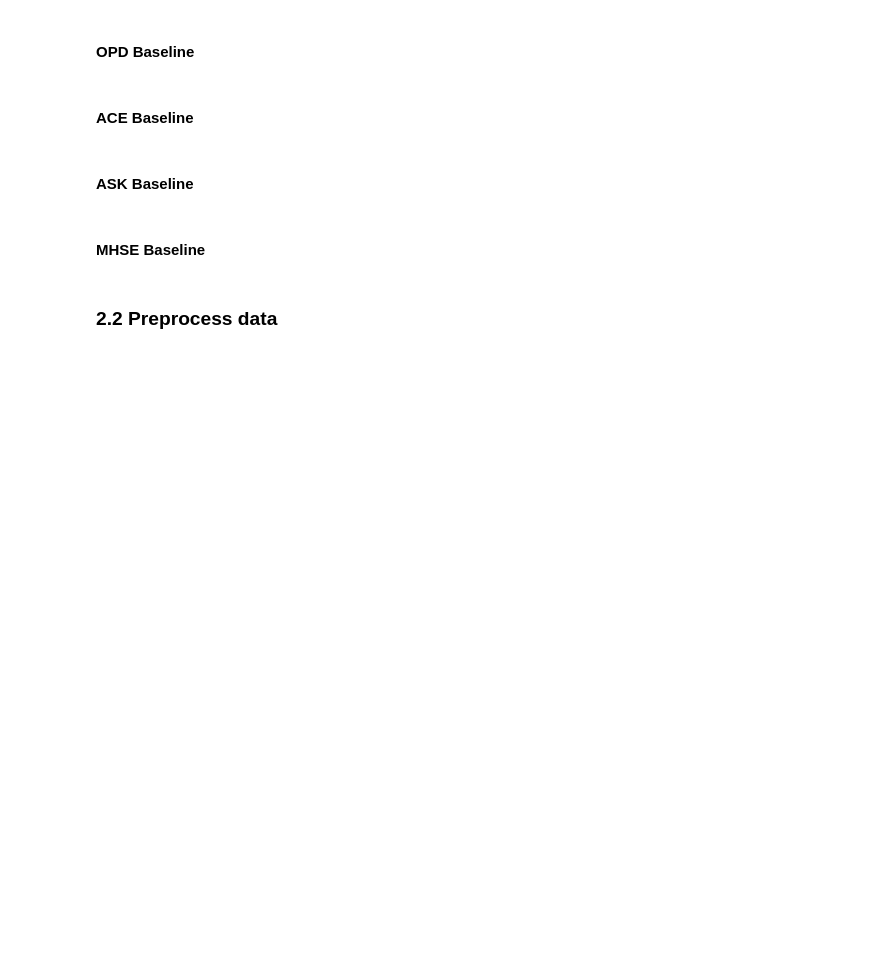
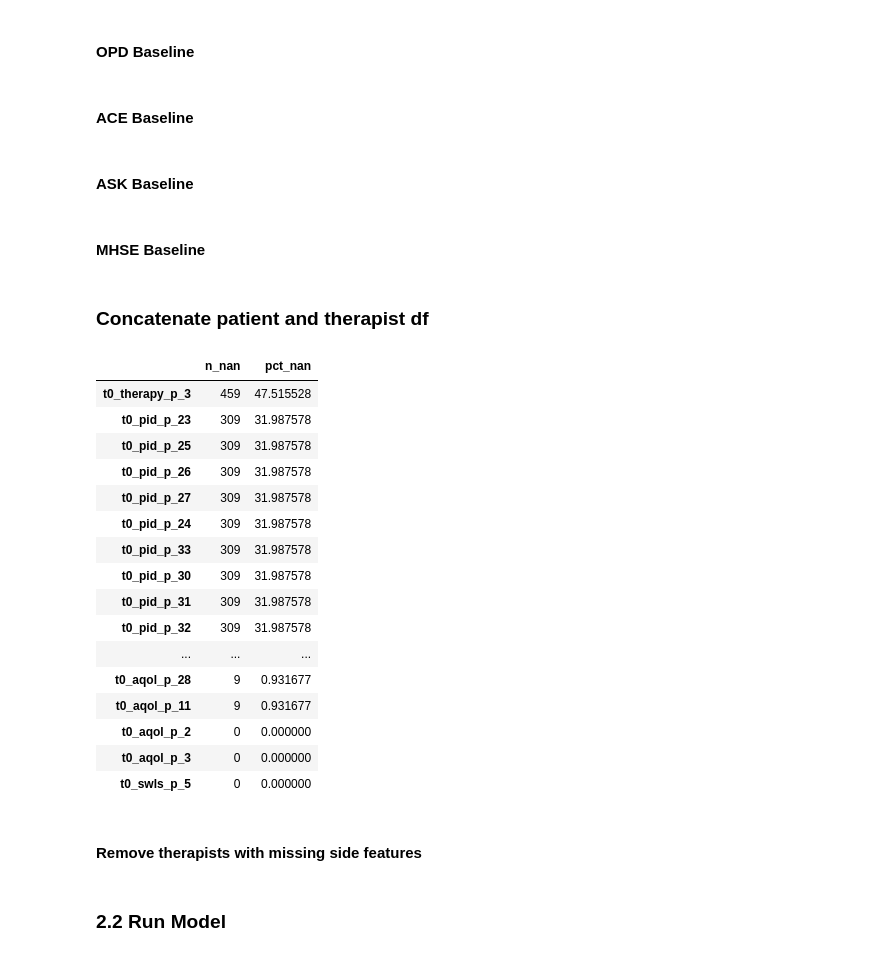
Before and after one commit to leona-ha/toni_matching, a Jupyter notebook: Data_Preprocessing.ipynb, the cells around one changed output. Drawn from its saved outputs; the diff is of its cells as text; code cells hidden in the pictures; blank space fills up the shorter version.

```diff
--- a/Data_Preprocessing.ipynb
+++ b/Data_Preprocessing.ipynb
@@ -165,7 +174,7 @@ df_pat_clean = df_pat_clean.assign(**{scale: df_pat_clean[items].mean(axis=1) fo
 # %% [markdown]
 #### EDE Baseline
 # %%
-df_pat_clean["t0_ede_sum"] = df_pat_clean[[f"t0_ede_p_{i}" for i in range(1, 9)]].sum(axis=1)
+df_pat_clean["t0_ede_p_sum"] = df_pat_clean[[f"t0_ede_p_{i}" for i in range(1, 9)]].sum(axis=1)
 # %% [markdown]
 #### Audit Baseline
 # %%
@@ -250,3 +273,65 @@ mhse_cols = [f"t0_mhse_p_{i}" for i in range(1, 7)]
 df_pat_clean[mhse_cols] = df_pat_clean[mhse_cols].apply(pd.to_numeric, errors="coerce")
 
 df_pat_clean["t0_mhse_p_sum"] = df_pat_clean[mhse_cols].sum(axis=1)
+# %% [markdown]
+### Concatenate patient and therapist df
+# %%
+df_all = pd.merge(df_pat_clean, df_th, on="therapist_id", how= "left", validate = "many_to_one")
+# %%
+patient_numeric=['t0_age_p', 't0_ses_p', 'surveys.t0.answers.1585.discrimination_1', 'surveys.t0.answers.1585.discrimination_2',
+ 'surveys.t0.answers.1585.discrimination_3', 'surveys.t0.answers.1585.discrimination_4', 'surveys.t0.answers.1585.discrimination_5',
+  't0_phq_p_1', 't0_phq_p_2', 't0_phq_p_3', 't0_phq_p_4', 't0_phq_p_5', 't0_phq_p_6', 't0_phq_p_7', 't0_phq_p_8',
+ 't0_gad_p_1', 't0_gad_p_2', 't0_gad_p_3', 't0_gad_p_4', 't0_gad_p_5', 't0_gad_p_6', 't0_gad_p_7','t0_swls_p_1',
+ 't0_swls_p_2', 't0_swls_p_3', 't0_swls_p_4', 't0_swls_p_5', 't0_aqol_p_1','t0_aqol_p_2', 't0_aqol_p_3',
+ 't0_aqol_p_4', 't0_aqol_p_5', 't0_aqol_p_6', 't0_aqol_p_7', 't0_aqol_p_8', 't0_aqol_p_9', 't0_aqol_p_10',
+ 't0_aqol_p_11', 't0_aqol_p_12', 't0_aqol_p_13', 't0_aqol_p_14', 't0_aqol_p_15', 't0_aqol_p_16', 't0_aqol_p_17',
+ 't0_aqol_p_18', 't0_aqol_p_19', 't0_aqol_p_20', 't0_aqol_p_21', 't0_aqol_p_22', 't0_aqol_p_23', 't0_aqol_p_24',
+ 't0_aqol_p_25', 't0_aqol_p_26', 't0_aqol_p_27', 't0_aqol_p_28', 't0_aqol_p_29', 't0_aqol_p_30', 't0_aqol_p_31',
+ 't0_aqol_p_32', 't0_aqol_p_33', 't0_aqol_p_34', 't0_aqol_p_35', 't0_audit_p_1', 't0_audit_p_2', 't0_audit_p_3',
+  't0_dudit_p_1', 't0_dudit_p_2', 't0_dudit_p_3', 't0_dudit_p_4', 't0_msfq_p_1', 't0_msfq_p_2', 't0_msfq_p_3',
+ 't0_msfq_p_4', 't0_msfq_p_5', 't0_pid_p_1', 't0_pid_p_2', 't0_pid_p_3', 't0_pid_p_4', 't0_pid_p_5', 't0_pid_p_6',
+ 't0_pid_p_7', 't0_pid_p_8', 't0_pid_p_9', 't0_pid_p_10', 't0_pid_p_11', 't0_pid_p_12', 't0_pid_p_13', 't0_pid_p_14',
+ 't0_pid_p_15', 't0_pid_p_16', 't0_pid_p_17', 't0_pid_p_18', 't0_pid_p_19', 't0_pid_p_20', 't0_pid_p_21',
+ 't0_pid_p_22', 't0_pid_p_23', 't0_pid_p_24', 't0_pid_p_25', 't0_pid_p_26', 't0_pid_p_27', 't0_pid_p_28',
+ 't0_pid_p_29', 't0_pid_p_30', 't0_pid_p_31', 't0_pid_p_32', 't0_pid_p_33', 't0_pid_p_34', 't0_pid_p_35',
+ 't0_pid_p_36', 't0_opd_p_1', 't0_opd_p_2', 't0_opd_p_3', 't0_opd_p_4', 't0_opd_p_5', 't0_opd_p_6', 't0_opd_p_7',
+ 't0_opd_p_8', 't0_opd_p_9', 't0_opd_p_10', 't0_opd_p_11', 't0_opd_p_12', 't0_ace_p_1', 't0_ace_p_2',
+ 't0_ace_p_3', 't0_ace_p_4', 't0_ace_p_5', 't0_ace_p_6', 't0_ace_p_7', 't0_ace_p_8', 't0_ace_p_9', 't0_ace_p_10',
+ 't0_ask_p_1', 't0_ask_p_2', 't0_ask_p_3', 't0_mhse_p_1', 't0_mhse_p_2', 't0_mhse_p_3', 't0_mhse_p_4', 't0_mhse_p_5',
+ 't0_mhse_p_6', 't0_change_p_1', 't0_change_p_2', 't0_dropout_p', 't0_phq8_p_sum', 't0_gad7_p_sum', 't0_swls_p_sum',
+ 't0_aqol_p_coping','t0_aqol_p_relationship', 't0_aqol_p_independent_living', 't0_aqol_p_mental_health',
+ 't0_aqol_p_pain', 't0_aqol_p_self_worth', 't0_aqol_p_happiness', 't0_aqol_p_senses', 't0_audit_p_sum',
+ 't0_dudit_p_sum', 't0_msfq_p_sum', 't0_pid_p_negative_affect', 't0_pid_p_antagonism', 't0_pid_p_disinhibition',
+ 't0_pid_p_detachment', 't0_pid_p_psychoticism', 't0_pid_p_anankastia', 't0_opd_p_self', 't0_opd_p_contact',
+ 't0_opd_p_relationship', 't0_ace_p_sum', 't0_ask_p_sum', 't0_mhse_p_sum']
+
+patient_categorical=['t0_gender_p', 't0_school_p', 't0_employment_p', 't0_location_p', 't0_therapy_p_1', 't0_therapy_p_2',
+ 't0_therapy_p_3', 't0_familyhistory_p', 't0_meds_p', 't0_relationship_p', 't0_migration_p_1',
+ 't0_migration_p_2', 't0_migration_p_3', 't0_disease_p_A', 't0_disease_p_B', 't0_disease_p_C',
+ 't0_disease_p_D', 't0_disease_p_E', 't0_disease_p_F', 't0_disease_p_G']
+# %%
+miss_summary = (df_all[patient_numeric + patient_categorical]
+                .isna()
+                .sum()
+                .rename("n_nan")
+                .to_frame())
+miss_summary["pct_nan"] = miss_summary["n_nan"] / len(df_all) * 100
+miss_summary.sort_values("pct_nan", ascending=False).head(50)
+# %% [output]
+|  | n_nan | pct_nan |
+| t0_therapy_p_3 | 459 | 47.515528 |
+| t0_pid_p_23 | 309 | 31.987578 |
+| t0_pid_p_25 | 309 | 31.987578 |
+| t0_pid_p_26 | 309 | 31.987578 |
+| t0_pid_p_27 | 309 | 31.987578 |
+| t0_pid_p_24 | 309 | 31.987578 |
+| t0_pid_p_33 | 309 | 31.987578 |
+| t0_pid_p_30 | 309 | 31.987578 |
+| t0_pid_p_31 | 309 | 31.987578 |
+| t0_pid_p_32 | 309 | 31.987578 |
+| ... | ... | ... |
+| t0_aqol_p_28 | 9 | 0.931677 |
+| t0_aqol_p_11 | 9 | 0.931677 |
+| t0_aqol_p_2 | 0 | 0.000000 |
+| t0_aqol_p_3 | 0 | 0.000000 |
+| t0_swls_p_5 | 0 | 0.000000 |
@@ -252,0 +344,2 @@ df_pat_clean["t0_mhse_p_sum"] = df_pat_clean[mhse_cols].sum(axis=1)
+# %% [markdown]
+#### Remove therapists with missing side features
@@ -253,2 +348,2 @@ df_pat_clean["t0_mhse_p_sum"] = df_pat_clean[mhse_cols].sum(axis=1)
 # %% [markdown]
-### 2.2 Preprocess data
+### 2.2 Run Model
```
Also changed, not shown: parts of 19 cells of this notebook, 4 other files.
